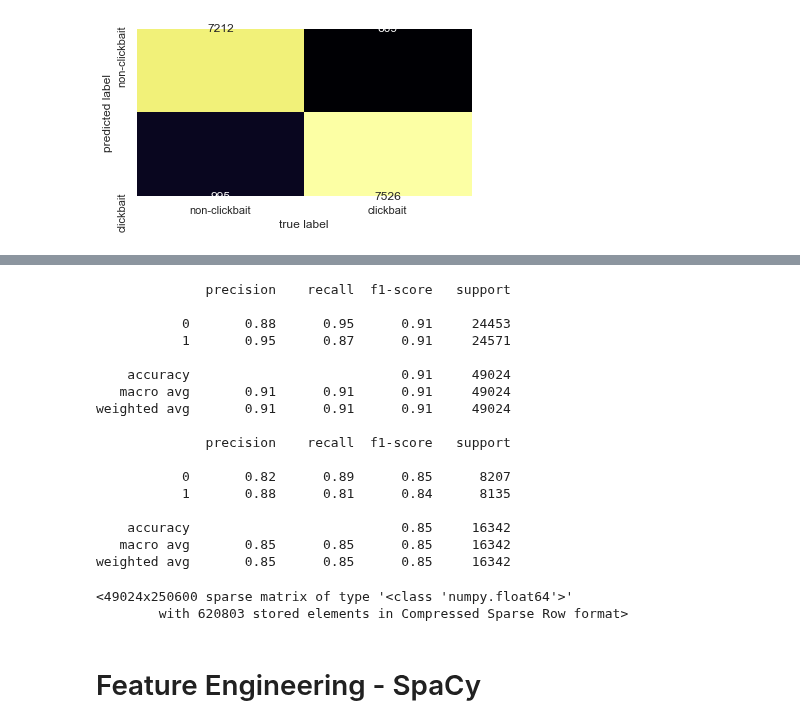
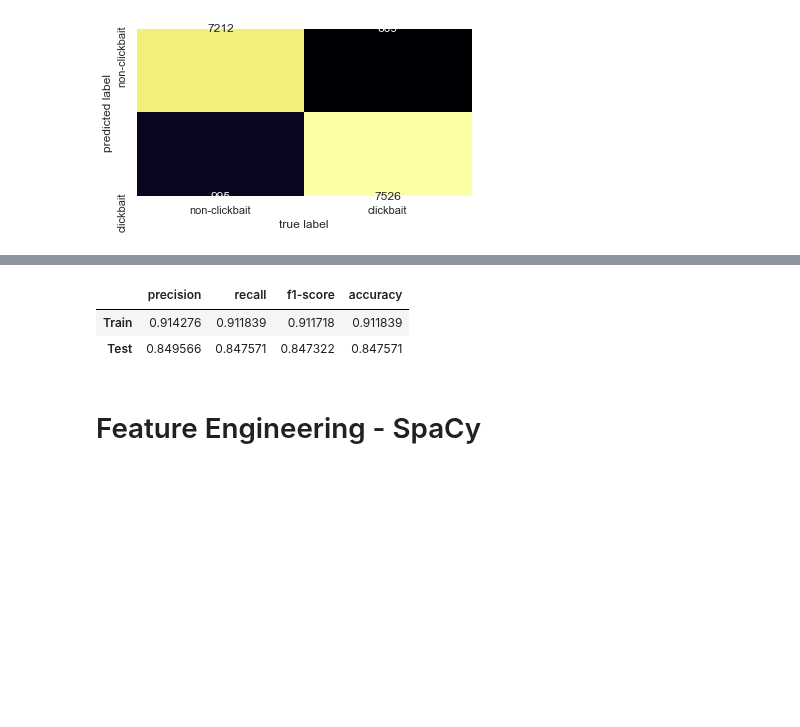
Before and after one commit to tjkim614/clickbait_headline_detector, a Jupyter notebook: 2_scrub.ipynb, the cells around one changed output, grey strips where cells are left out. Saved outputs shown, nothing was run; the diff lists cells and outputs as text; code cells hidden in the pictures; blank space fills up the shorter version.

```diff
--- a/2_scrub.ipynb
+++ b/2_scrub.ipynb
@@ -534,5 +540,5 @@ from sklearn.neighbors import KNeighborsClassifier
 # %%
 knn = KNeighborsClassifier()
 knn.fit(tfidf_text_train, y_train)
-y_test_predict = knn.predict(tfidf_text_test)
-y_train_predict = knn.predict(tfidf_text_train)
+knn_train_preds = knn.predict(tfidf_text_train)
+knn_test_preds = knn.predict(tfidf_text_test)
@@ -545,31 +545,11 @@ array([[7274,  933],
-# %%
-print(classification_report(y_train, y_train_predict))
-print(classification_report(y_test, y_test_predict))
-# %% [output]
-              precision    recall  f1-score   support
-
-           0       0.88      0.95      0.91     24453
-           1       0.95      0.87      0.91     24571
-
-    accuracy                           0.91     49024
-   macro avg       0.91      0.91      0.91     49024
-weighted avg       0.91      0.91      0.91     49024
-
-              precision    recall  f1-score   support
-
-           0       0.82      0.89      0.85      8207
-           1       0.88      0.81      0.84      8135
-
-    accuracy                           0.85     16342
-   macro avg       0.85      0.85      0.85     16342
-weighted avg       0.85      0.85      0.85     16342
+# %%
+model_results(knn_train_preds, knn_test_preds)
+# %% [output]
+|  | precision | recall | f1-score | accuracy |
+| Train | 0.914276 | 0.911839 | 0.911718 | 0.911839 |
+| Test | 0.849566 | 0.847571 | 0.847322 | 0.847571 |
 # %%
 92,92
-# %%
-tfidf_text_train
-# %% [output]
-<49024x250600 sparse matrix of type '<class 'numpy.float64'>'
-        with 620803 stored elements in Compressed Sparse Row format>
 # %% [markdown]
 # Feature Engineering - SpaCy
 # %%
```
Also changed, not shown: parts of 23 cells of this notebook.
